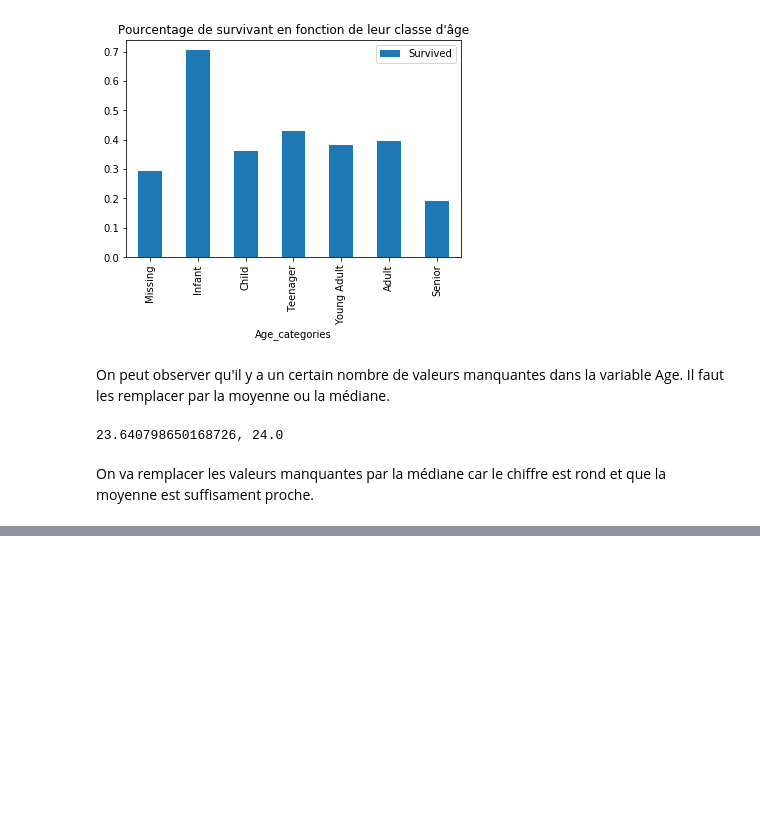
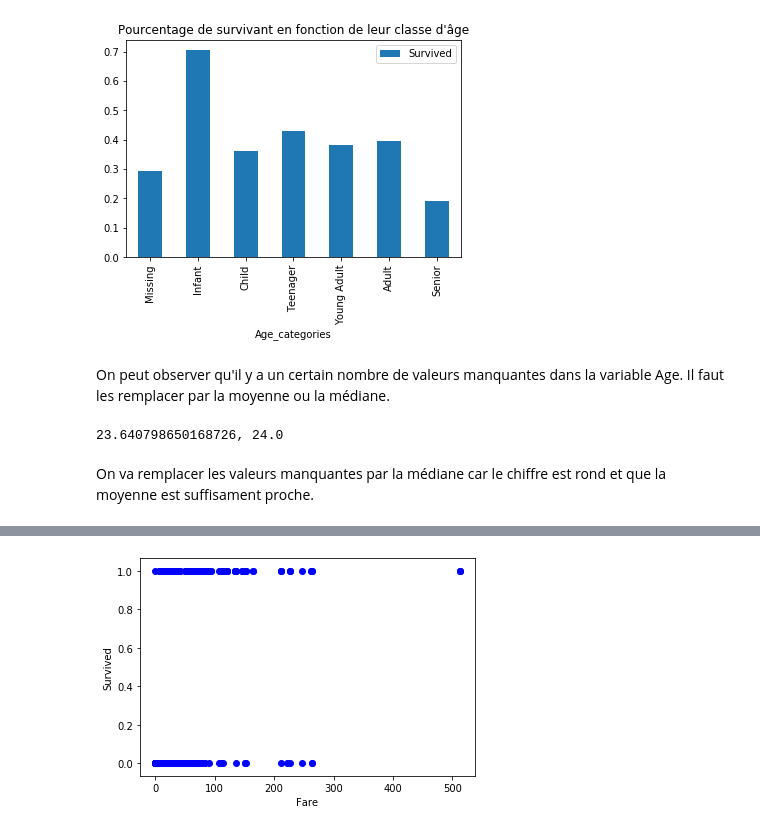
Before and after one commit to ClementB4/Titanic, a Jupyter notebook: briefprojet_titanic.ipynb, the cells around one changed output, grey strips where cells are left out. Cells and saved outputs as stored; diff of their text form; code cells hidden in the pictures; blank space fills up the shorter version.

```diff
--- a/briefprojet_titanic.ipynb
+++ b/briefprojet_titanic.ipynb
@@ -173,0 +231,7 @@ parch_plot.plot.bar(title="Pourcentage de survivant en fonction des parents ou d
+# %%
+plt.xlabel('Fare')
+plt.ylabel('Survived')
+plt.scatter(train['Fare'], train['Survived'], color='blue', label='')
+plt.show()
+# %% [output]
+[figure, added]
```
Also changed, not shown: parts of 16 cells of this notebook.
